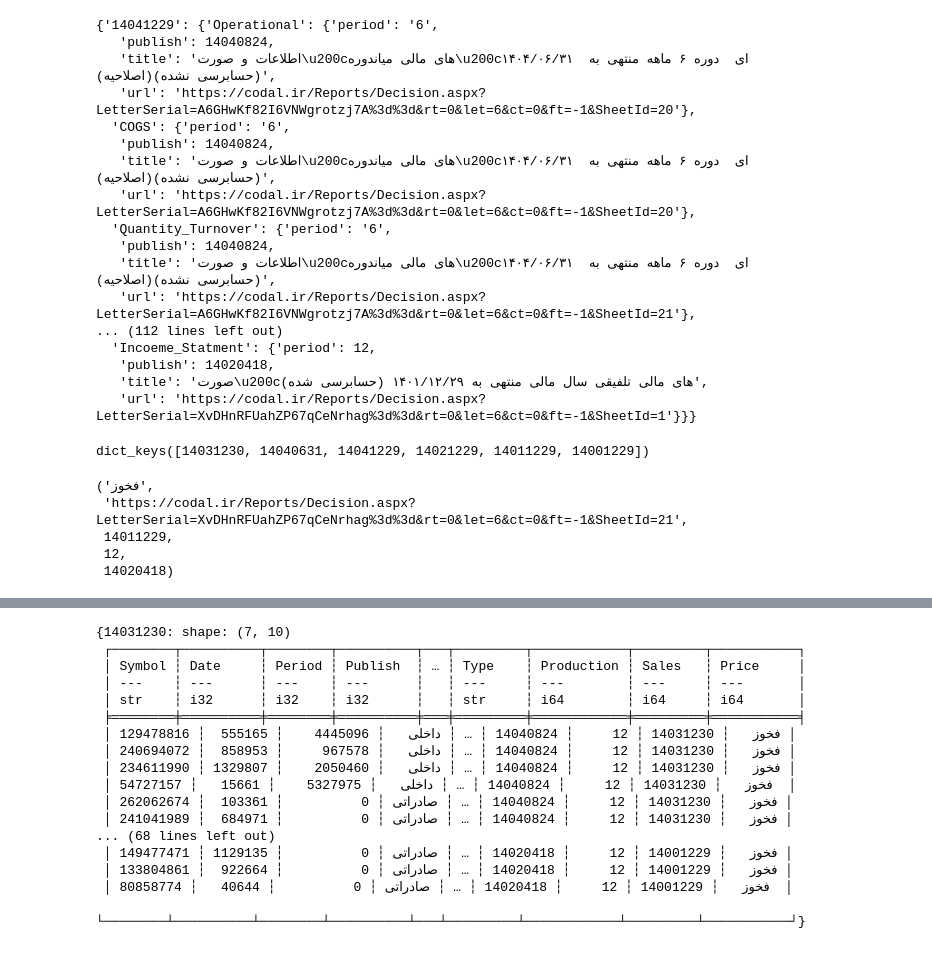
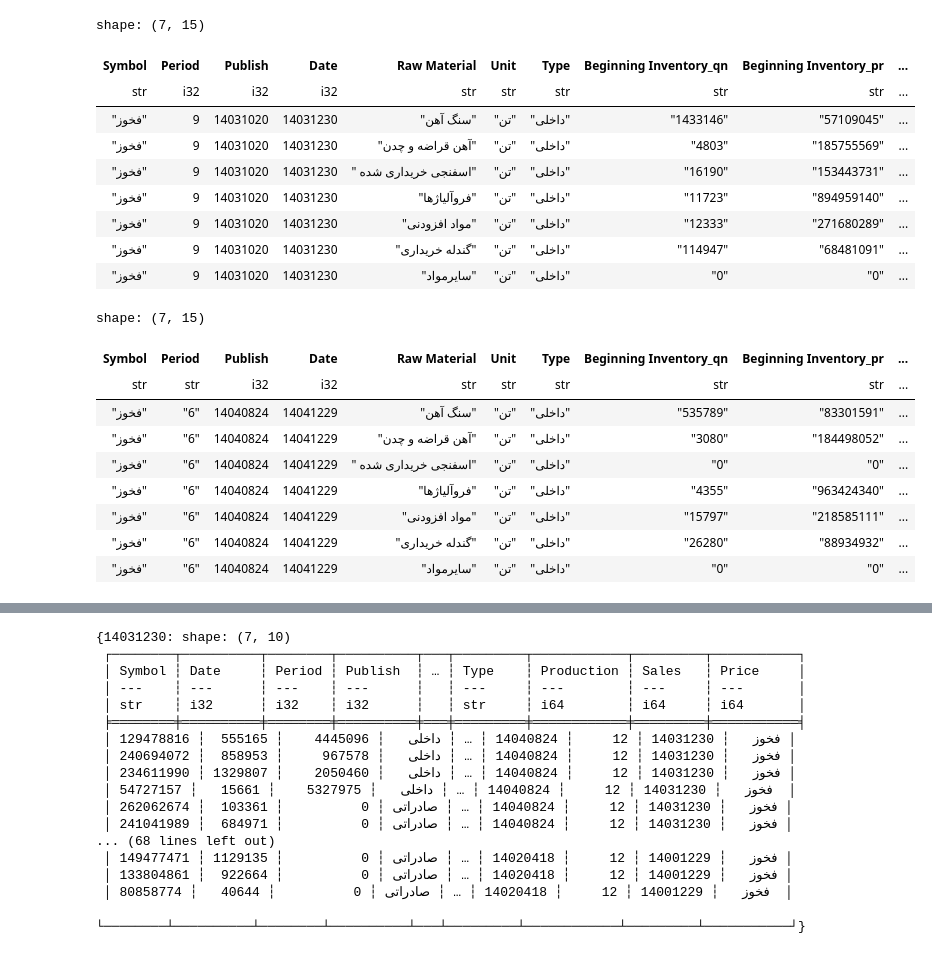
Before and after one commit to elmiramehralizadeh-stack/Python-initial-first-project, a Jupyter notebook: run_test.ipynb, the cells around one changed output, grey strips where cells are left out. Saved outputs shown, nothing was run; the diff lists cells and outputs as text; code cells hidden in the pictures.

```diff
--- a/run_test.ipynb
+++ b/run_test.ipynb
@@ -33,3 +63,16 @@ all_reports = run_program(symbol)
+# %%
+rf.creat_raw_material_dataframe(symbol, url, date, period, publish)['est_next_year']
+# %% [output]
+shape: (7, 15)
+| Symbol | Period | Publish | Date | Raw Material | Unit | Type | Beginning Inventory_qn | Beginning Inventory_pr | ... |
+| str | i32 | i32 | i32 | str | str | str | str | str | ... |
+| "فخوز" | 9 | 14031020 | 14031230 | "سنگ آهن" | "تن" | "داخلی" | "1433146" | "57109045" | ... |
+| "فخوز" | 9 | 14031020 | 14031230 | "آهن قراضه و چدن" | "تن" | "داخلی" | "4803" | "185755569" | ... |
+| "فخوز" | 9 | 14031020 | 14031230 | " اسفنجی خریداری شده" | "تن" | "داخلی" | "16190" | "153443731" | ... |
+| "فخوز" | 9 | 14031020 | 14031230 | "فروآلیاژها" | "تن" | "داخلی" | "11723" | "894959140" | ... |
+| "فخوز" | 9 | 14031020 | 14031230 | "مواد افزودنی" | "تن" | "داخلی" | "12333" | "271680289" | ... |
+| "فخوز" | 9 | 14031020 | 14031230 | "گندله خریداری" | "تن" | "داخلی" | "114947" | "68481091" | ... |
+| "فخوز" | 9 | 14031020 | 14031230 | "سایرمواد" | "تن" | "داخلی" | "0" | "0" | ... |
 # %%
 #Excel Format data
 filtered_all_reports = {}
@@ -42,25 +85,6 @@ for fin_year in sorted(list(all_reports.keys()), reverse=True):
                 filtered_all_reports[fin_year][report_type] = all_reports[fin_year][report_type][list(all_reports[fin_year][report_type].keys())[-1]]
             else:
                 filtered_all_reports[fin_year][report_type] = all_reports[fin_year][report_type][list(all_reports[fin_year][report_type].keys())[-1]]
-filtered_all_reports
-# %% [output]
-{'14041229': {'Operational': {'period': '6',
-   'publish': 14040824,
-   'title': 'اطلاعات و صورت\u200cهای مالی میاندوره\u200cای  دوره ۶ ماهه منتهی به  ۱۴۰۴/۰۶/۳۱ (حسابرسی نشده)(اصلاحیه)',
-   'url': 'https://codal.ir/Reports/Decision.aspx?LetterSerial=A6GHwKf82I6VNWgrotzj7A%3d%3d&rt=0&let=6&ct=0&ft=-1&SheetId=20'},
-  'COGS': {'period': '6',
-   'publish': 14040824,
-   'title': 'اطلاعات و صورت\u200cهای مالی میاندوره\u200cای  دوره ۶ ماهه منتهی به  ۱۴۰۴/۰۶/۳۱ (حسابرسی نشده)(اصلاحیه)',
-   'url': 'https://codal.ir/Reports/Decision.aspx?LetterSerial=A6GHwKf82I6VNWgrotzj7A%3d%3d&rt=0&let=6&ct=0&ft=-1&SheetId=20'},
-  'Quantity_Turnover': {'period': '6',
-   'publish': 14040824,
-   'title': 'اطلاعات و صورت\u200cهای مالی میاندوره\u200cای  دوره ۶ ماهه منتهی به  ۱۴۰۴/۰۶/۳۱ (حسابرسی نشده)(اصلاحیه)',
-   'url': 'https://codal.ir/Reports/Decision.aspx?LetterSerial=A6GHwKf82I6VNWgrotzj7A%3d%3d&rt=0&let=6&ct=0&ft=-1&SheetId=21'},
-... (112 lines left out)
-  'Incoeme_Statment': {'period': 12,
-   'publish': 14020418,
-   'title': 'صورت\u200cهای مالی تلفیقی سال مالی منتهی به ۱۴۰۱/۱۲/۲۹ (حسابرسی شده)',
-   'url': 'https://codal.ir/Reports/Decision.aspx?LetterSerial=XvDHnRFUahZP67qCeNrhag%3d%3d&rt=0&let=6&ct=0&ft=-1&SheetId=1'}}}
 # %%
 import re
 def extract_date(title: str) -> int:
@@ -105,4 +132,0 @@ for year, report_types in filtered_all_reports.items():
-# %%
-all_data['Operational'].keys()
-# %% [output]
-dict_keys([14031230, 14040631, 14041229, 14021229, 14011229, 14001229])
@@ -109,3 +135,16 @@ dict_keys([14031230, 14040631, 14041229, 14021229, 14011229, 14001229])
+# %%
+all_data['RawMaterial'][14041229]
+# %% [output]
+shape: (7, 15)
+| Symbol | Period | Publish | Date | Raw Material | Unit | Type | Beginning Inventory_qn | Beginning Inventory_pr | ... |
+| str | str | i32 | i32 | str | str | str | str | str | ... |
+| "فخوز" | "6" | 14040824 | 14041229 | "سنگ آهن" | "تن" | "داخلی" | "535789" | "83301591" | ... |
+| "فخوز" | "6" | 14040824 | 14041229 | "آهن قراضه و چدن" | "تن" | "داخلی" | "3080" | "184498052" | ... |
+| "فخوز" | "6" | 14040824 | 14041229 | " اسفنجی خریداری شده" | "تن" | "داخلی" | "0" | "0" | ... |
+| "فخوز" | "6" | 14040824 | 14041229 | "فروآلیاژها" | "تن" | "داخلی" | "4355" | "963424340" | ... |
+| "فخوز" | "6" | 14040824 | 14041229 | "مواد افزودنی" | "تن" | "داخلی" | "15797" | "218585111" | ... |
+| "فخوز" | "6" | 14040824 | 14041229 | "گندله خریداری" | "تن" | "داخلی" | "26280" | "88934932" | ... |
+| "فخوز" | "6" | 14040824 | 14041229 | "سایرمواد" | "تن" | "داخلی" | "0" | "0" | ... |
 # %%
 all_data = {}
 for year, report_types in filtered_all_reports.items():
@@ -144,14 +183,6 @@ for year, report_types in filtered_all_reports.items():
         if report_type == 'Quantity_Turnover' :
             #print(qf.create_Quantity_Turnover_dataframe(symbol, url, date, period, publish))
             continue
-# %%
-symbol, url, date, period, publish
-# %% [output]
-('فخوز',
- 'https://codal.ir/Reports/Decision.aspx?LetterSerial=XvDHnRFUahZP67qCeNrhag%3d%3d&rt=0&let=6&ct=0&ft=-1&SheetId=21',
- 14011229,
- 12,
- 14020418)
 # %%
 import requests
 import json
```
Also changed, not shown: parts of 13 cells of this notebook, 2 other files.
